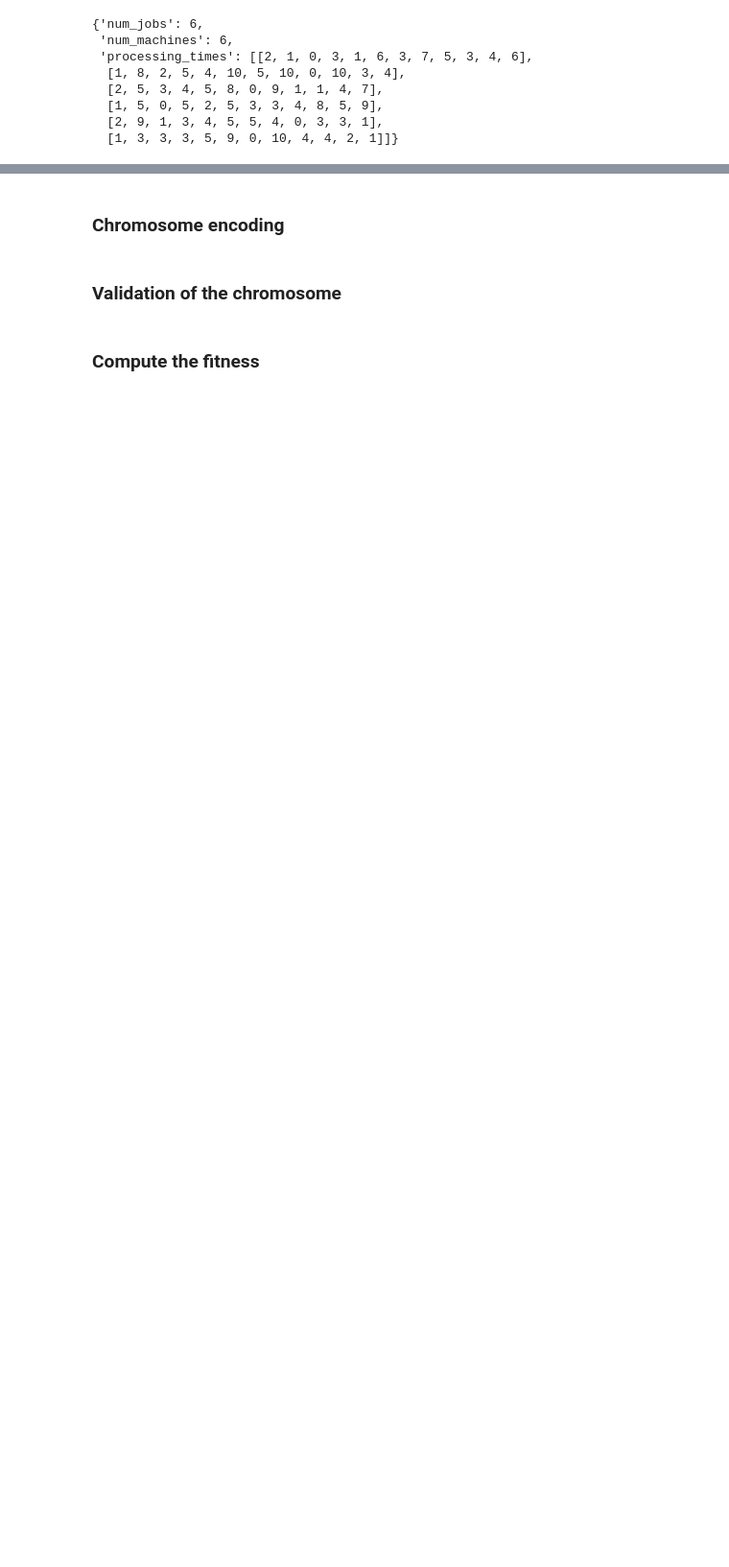
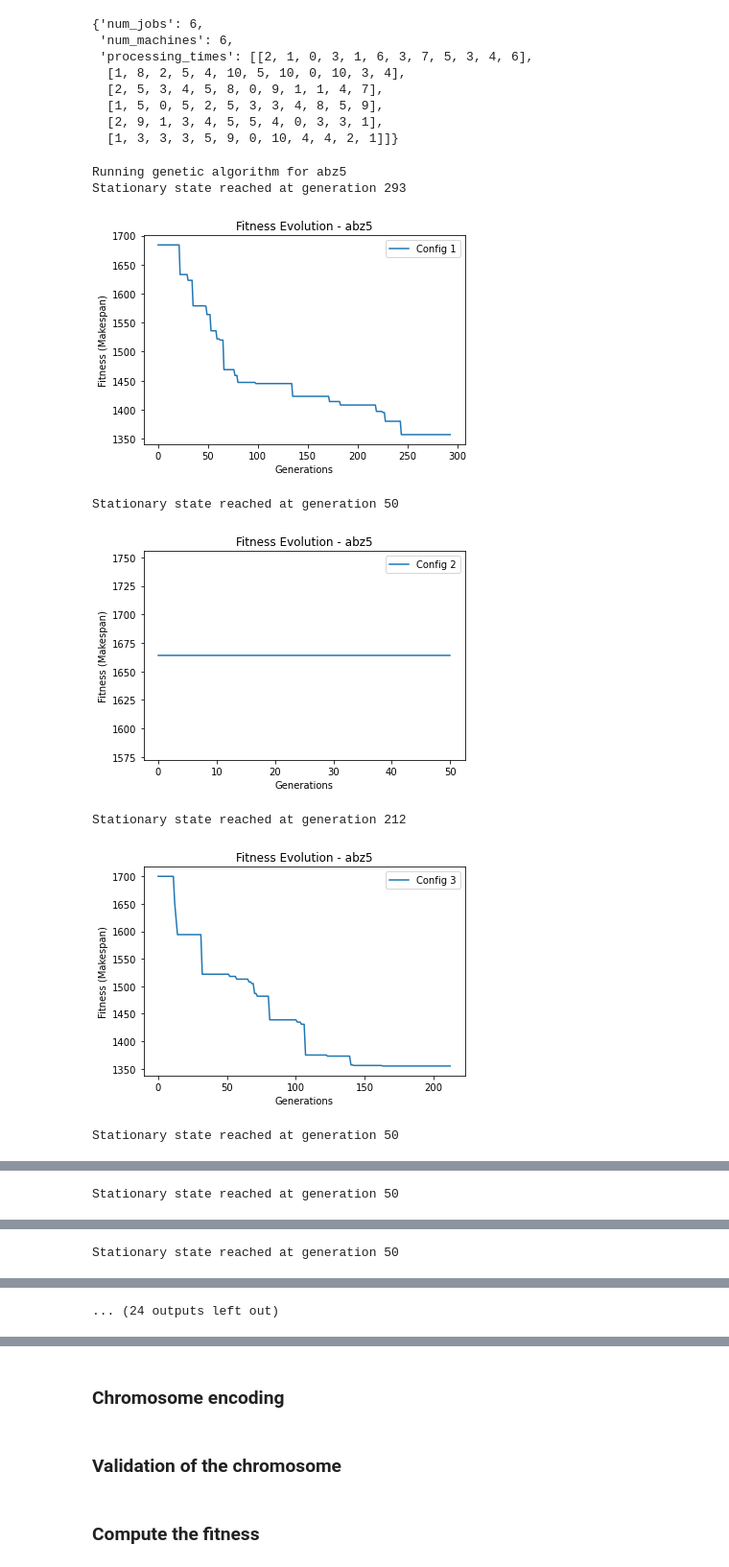
Before and after one commit to UxueGarciaRodriguez2/Job-Shop-Scheduling-Problem, a Jupyter notebook: Genetic_Algorithm.ipynb, the cells around one changed output, grey strips where cells are left out. Shown: that part at 96% size. Cells and saved outputs as stored; diff of their text form; code cells hidden in the pictures; blank space fills up the shorter version.

Commit message:
Creation of Genetic Algorithm Tests with different combinations

```diff
--- a/Genetic_Algorithm.ipynb
+++ b/Genetic_Algorithm.ipynb
@@ -39,0 +169,67 @@ ft06_data
+# %%
+# Data
+file_path = "data/jobshop1.txt"
+
+#Three instances with differences in jobs and machines are selected for testing in different populations
+instances_to_extract = ["ft06", "abz5", "abz7"]
+
+instances = extract_instances_to_dict(file_path, instances_to_extract)
+
+
+results = []
+for instance_name, instance_data in instances.items():
+    print(f"Running genetic algorithm for {instance_name}")
+    num_jobs = instance_data["num_jobs"]
+    num_machines = instance_data["num_machines"]
+    processing_times = instance_data["processing_times"]
+
+    # By randonmes 6 diferent combinations are going to be choosen and executed
+    for config in range(1, 7):
+        population_size = random.choice([50, 100, 150])
+        mutation_probability = random.choice([0.05, 0.1, 0.2])
+        crossover_method = random.choice(["one_point", "cycle"])
+        selection_method = random.choice(["tournament", "roulette"])
+
+
+        best_chromosome, best_fitness, fitness_evolution = genetic_algorithm(
+            num_jobs,
+            num_machines,
+            processing_times,
+            population_size=population_size,
+            generations=500,
+            mutation_probability=mutation_probability,
+            crossover_method=crossover_method,
+            selection_method=selection_method,
+            tournament_size=3
+        )
+
+        # save results
+        results.append({
+            "instance": instance_name,
+            "config": config,
+            "best_fitness": best_fitness,
+            "fitness_evolution": fitness_evolution,
+            "parameters": {
+                "population_size": population_size,
+                "mutation_probability": mutation_probability,
+                "crossover_method": crossover_method,
+                "selection_method": selection_method
+            }
+        })
+
+        # Plot evolution
+        plt.plot(fitness_evolution, label=f"Config {config}")
+        plt.xlabel("Generations")
+        plt.ylabel("Fitness (Makespan)")
+        plt.title(f"Fitness Evolution - {instance_name}")
+        plt.legend()
+        plt.show()
+# %% [output]
+Running genetic algorithm for abz5
+Stationary state reached at generation 293
+[figure, added]
+Stationary state reached at generation 50
+[figure, added]
+Stationary state reached at generation 212
+[figure, added]
+Stationary state reached at generation 50
@@ -39,0 +237 @@ ft06_data
+Stationary state reached at generation 50
@@ -39,0 +239 @@ ft06_data
+Stationary state reached at generation 50
@@ -39,0 +241 @@ ft06_data
+... (24 outputs left out)
```
Also changed, not shown: parts of 10 cells of this notebook, 1 other file.
